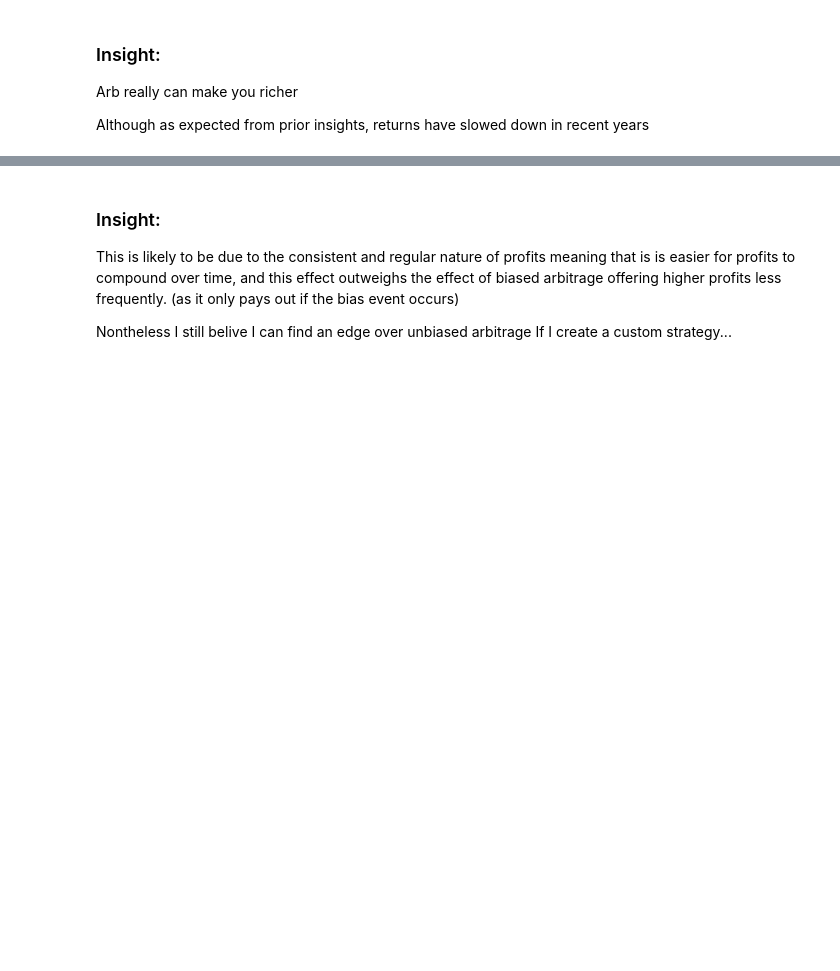
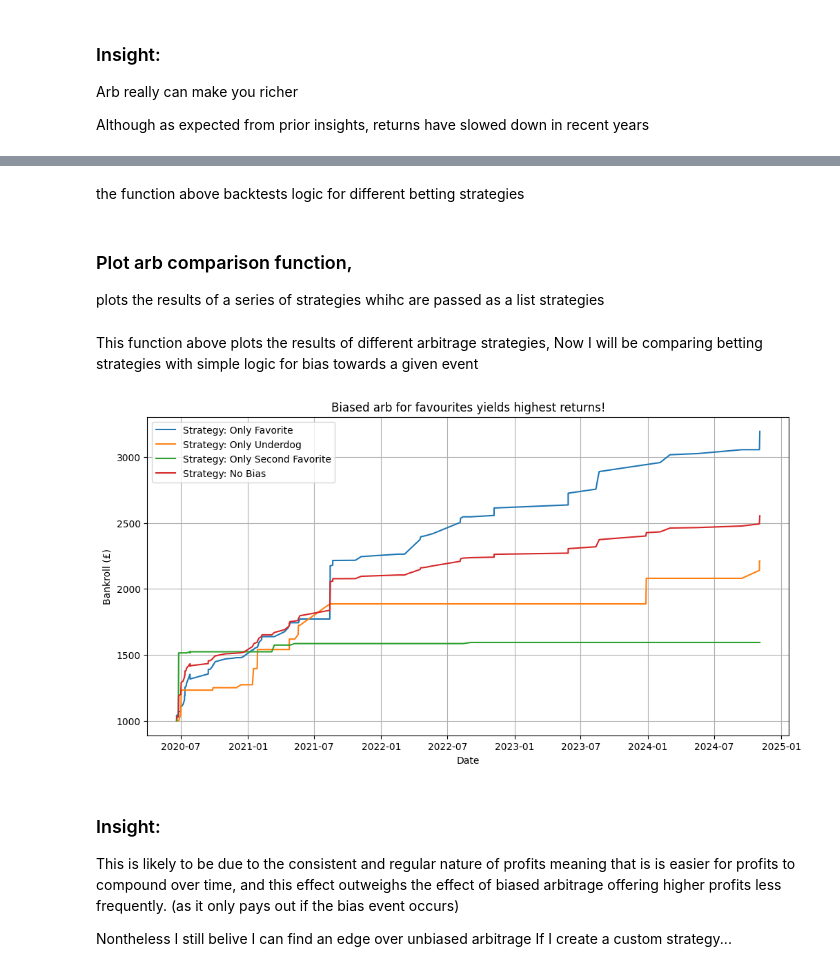
Before and after one commit to thoomkuzhymatthew/EPL_arb_betting, a Jupyter notebook: code/NB04-arbitrage_betting_strategies.ipynb, the cells around one changed output, grey strips where cells are left out. Cells and saved outputs as stored; diff of their text form; code cells hidden in the pictures; blank space fills up the shorter version.

Commit message:
more strategy logic

```diff
--- a/code/NB04-arbitrage_betting_strategies.ipynb
+++ b/code/NB04-arbitrage_betting_strategies.ipynb
@@ -879,0 +791,6 @@ plot_arbitrage_strategies(
+# %% [markdown]
+the function above backtests logic for different betting strategies
+# %% [markdown]
+### Plot arb comparison function,
+
+plots the results of a series of strategies whihc are passed as a list strategies
@@ -880,3 +835,28 @@ plot_arbitrage_strategies(
+# %% [markdown]
+This function above plots the results of different arbitrage strategies, Now I will be comparing betting strategies with simple logic for bias towards a given event
+# %%
+def only_fav_strategy(fav_prob, underdog_prob):
+    return "fav"
+
+def only_underdog_strategy(fav_prob, underdog_prob):
+    return "underdog"
+
+def only_second_fav_strategy(fav_prob, underdog_prob):
+    return "second"
+
+def no_bias_strategy(fav_prob, underdog_prob):
+    return "none"
+
+strategies = {
+    "Only Favorite": only_fav_strategy,
+    "Only Underdog": only_underdog_strategy,
+    "Only Second Favorite": only_second_fav_strategy,
+        "No Bias": no_bias_strategy,
+}
+
+plot_arb_comparison(arb_events_df, 1000, "2020-01-01", "2025-01-01", strategies, "Biased arb for favourites yields highest returns!", "arb_strategies_comparison")
+# %% [output]
+[figure, added]
 # %% [markdown]
 ### Insight:
 
```
Also changed, not shown: parts of 20 cells of this notebook, 3 other files.
